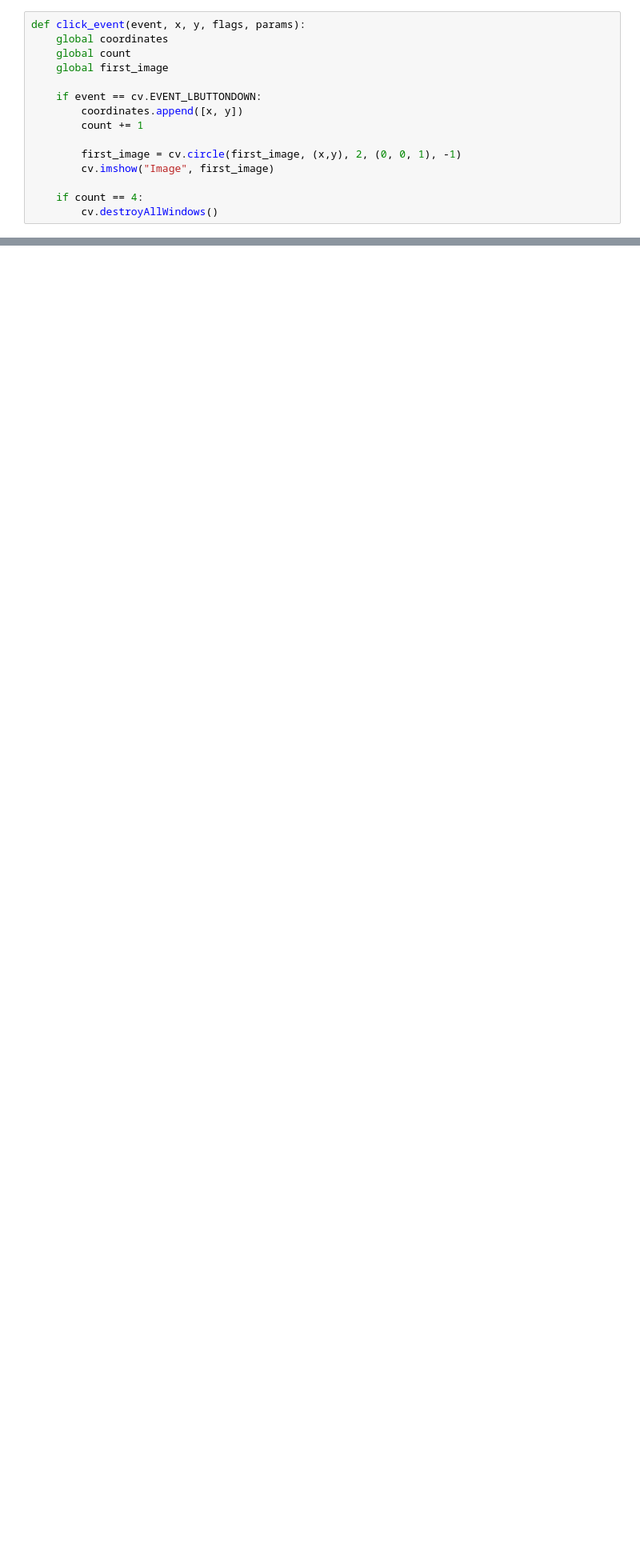
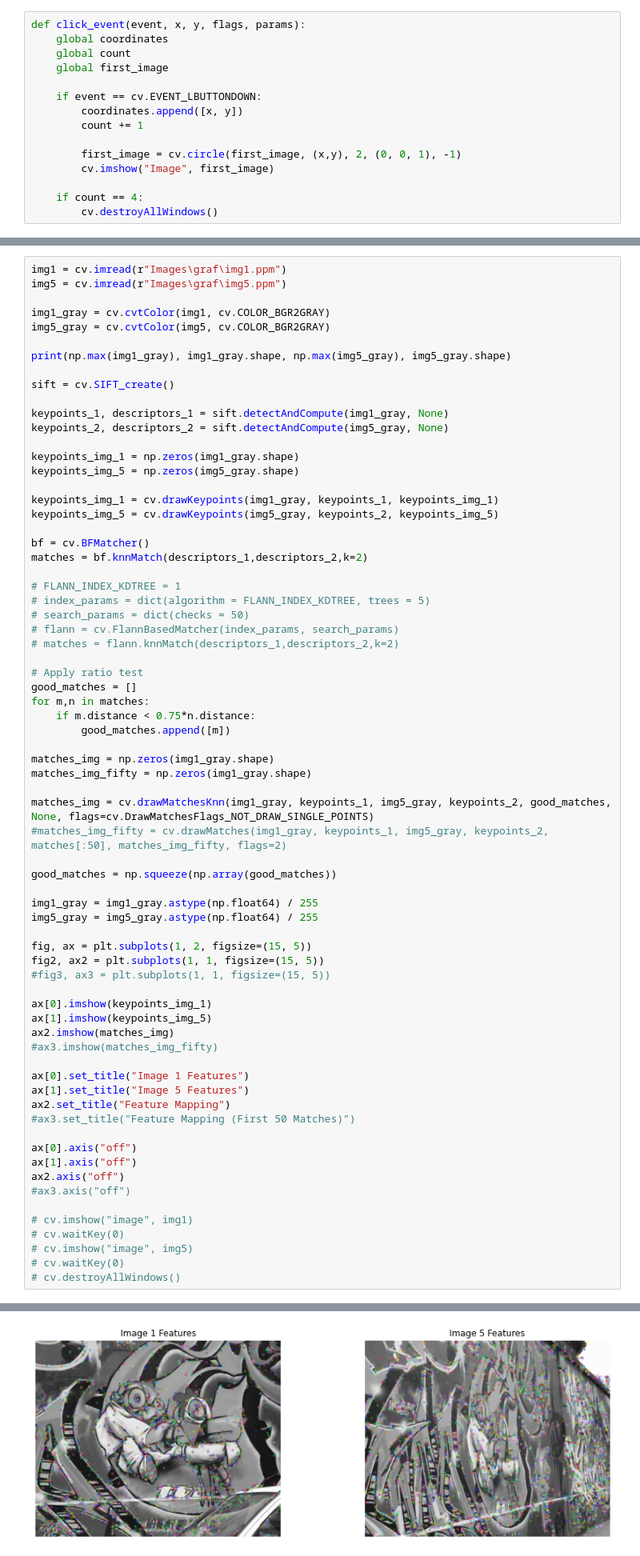
Before and after one commit to SupunDK/EN2550-Assignment-2, a Jupyter notebook: 190338C_Assignment_2.ipynb, the cells around one changed output, grey strips where cells are left out. Shown at 80% size. Saved outputs shown, nothing was run; the diff lists cells and outputs as text; blank space fills up the shorter version.

```diff
--- a/190338C_Assignment_2.ipynb
+++ b/190338C_Assignment_2.ipynb
@@ -253,0 +257,71 @@ ax[2].axis("off")
+# %%
+img1 = cv.imread(r"Images\graf\img1.ppm")
+img5 = cv.imread(r"Images\graf\img5.ppm")
+
+img1_gray = cv.cvtColor(img1, cv.COLOR_BGR2GRAY)
+img5_gray = cv.cvtColor(img5, cv.COLOR_BGR2GRAY)
+
+print(np.max(img1_gray), img1_gray.shape, np.max(img5_gray), img5_gray.shape)
+
+sift = cv.SIFT_create()
+
+keypoints_1, descriptors_1 = sift.detectAndCompute(img1_gray, None)
+keypoints_2, descriptors_2 = sift.detectAndCompute(img5_gray, None)
+
+keypoints_img_1 = np.zeros(img1_gray.shape)
+keypoints_img_5 = np.zeros(img5_gray.shape)
+
+keypoints_img_1 = cv.drawKeypoints(img1_gray, keypoints_1, keypoints_img_1)
+keypoints_img_5 = cv.drawKeypoints(img5_gray, keypoints_2, keypoints_img_5)
+
+bf = cv.BFMatcher()
+matches = bf.knnMatch(descriptors_1,descriptors_2,k=2)
+
+# FLANN_INDEX_KDTREE = 1
+# index_params = dict(algorithm = FLANN_INDEX_KDTREE, trees = 5)
+# search_params = dict(checks = 50)
+# flann = cv.FlannBasedMatcher(index_params, search_params)
+# matches = flann.knnMatch(descriptors_1,descriptors_2,k=2)
+
+# Apply ratio test
+good_matches = []
+for m,n in matches:
+    if m.distance < 0.75*n.distance:
+        good_matches.append([m])
+
+matches_img = np.zeros(img1_gray.shape)
+matches_img_fifty = np.zeros(img1_gray.shape)
+
+matches_img = cv.drawMatchesKnn(img1_gray, keypoints_1, img5_gray, keypoints_2, good_matches, None, flags=cv.DrawMatchesFlags_NOT_DRAW_SINGLE_POINTS)
+#matches_img_fifty = cv.drawMatches(img1_gray, keypoints_1, img5_gray, keypoints_2, matches[:50], matches_img_fifty, flags=2)
+
+good_matches = np.squeeze(np.array(good_matches))
+
+img1_gray = img1_gray.astype(np.float64) / 255
+img5_gray = img5_gray.astype(np.float64) / 255
+
+fig, ax = plt.subplots(1, 2, figsize=(15, 5))
+fig2, ax2 = plt.subplots(1, 1, figsize=(15, 5))
+#fig3, ax3 = plt.subplots(1, 1, figsize=(15, 5))
+
+ax[0].imshow(keypoints_img_1)
+ax[1].imshow(keypoints_img_5)
+ax2.imshow(matches_img)
+#ax3.imshow(matches_img_fifty)
+
+ax[0].set_title("Image 1 Features")
+ax[1].set_title("Image 5 Features")
+ax2.set_title("Feature Mapping")
+#ax3.set_title("Feature Mapping (First 50 Matches)")
+
+ax[0].axis("off")
+ax[1].axis("off")
+ax2.axis("off")
+#ax3.axis("off")
+
+# cv.imshow("image", img1)
+# cv.waitKey(0)
+# cv.imshow("image", img5)
+# cv.waitKey(0)
+# cv.destroyAllWindows()
+# %% [output]
@@ -253,0 +330 @@ ax[2].axis("off")
+[figure, added]
```
Also changed, not shown: parts of 21 cells of this notebook, 26 other files.
